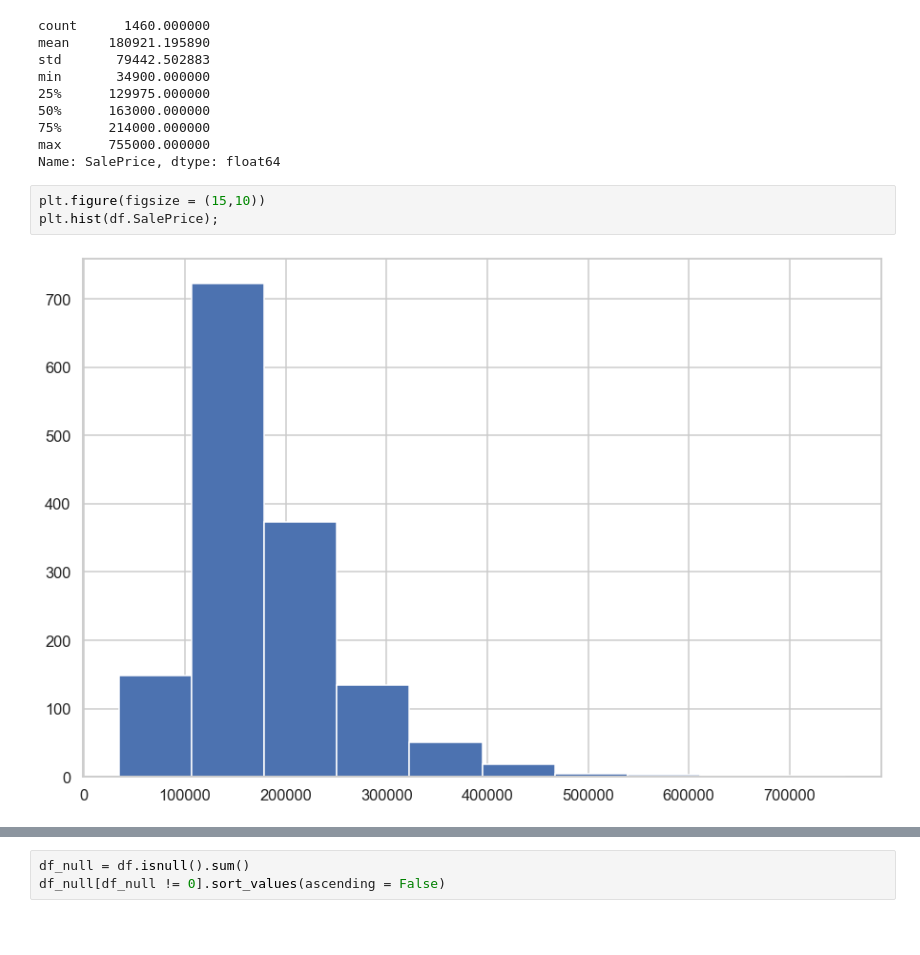
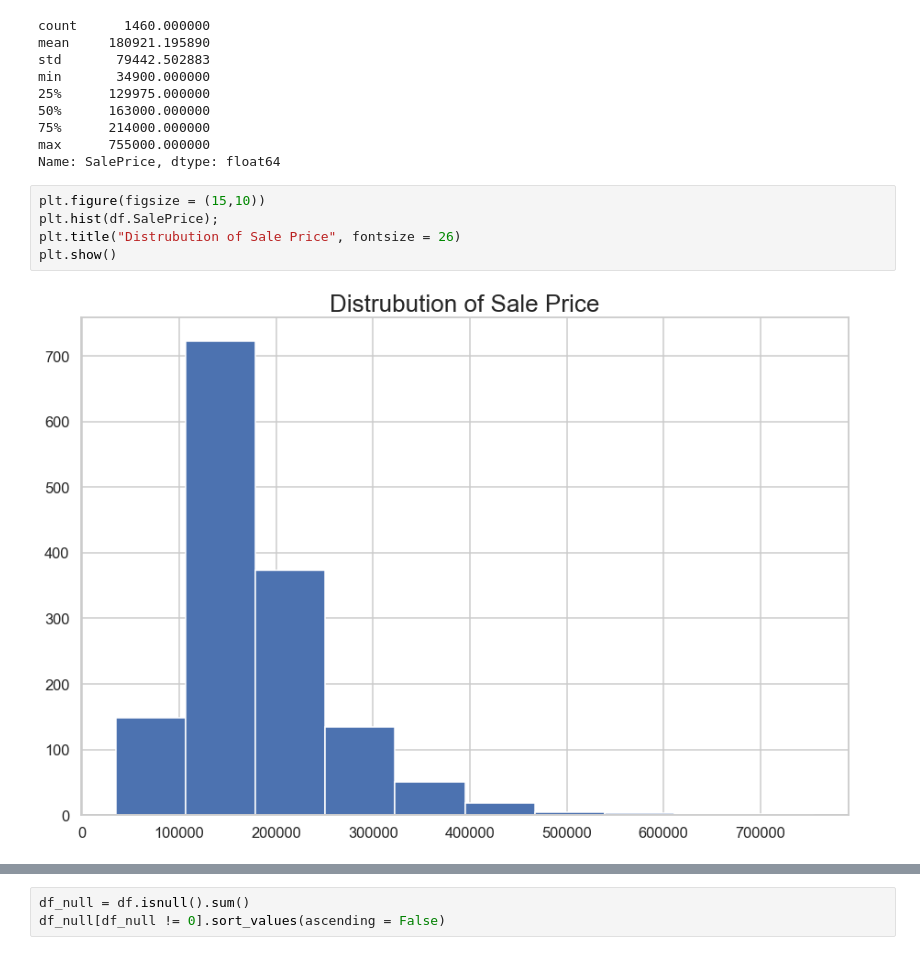
Before and after one commit to eldor-fozilov/house-price-prediction, a Jupyter notebook: House Price Prediction.ipynb, the cells around one changed output, grey strips where cells are left out. Cells and saved outputs as stored; diff of their text form; blank space fills up the shorter version.

```diff
--- a/House Price Prediction.ipynb
+++ b/House Price Prediction.ipynb
@@ -90,8 +90,10 @@ Name: SalePrice, dtype: float64
 # %%
 plt.figure(figsize = (15,10))
 plt.hist(df.SalePrice);
+plt.title("Distrubution of Sale Price", fontsize = 26)
+plt.show()
 # %% [output]
-[figure, old version]
+[figure, new version]
 # %%
 plt.figure(figsize=(12, 6))
 sns.heatmap(df.isnull(), )
```
Also changed, not shown: parts of 3 cells of this notebook, 1 other file.
